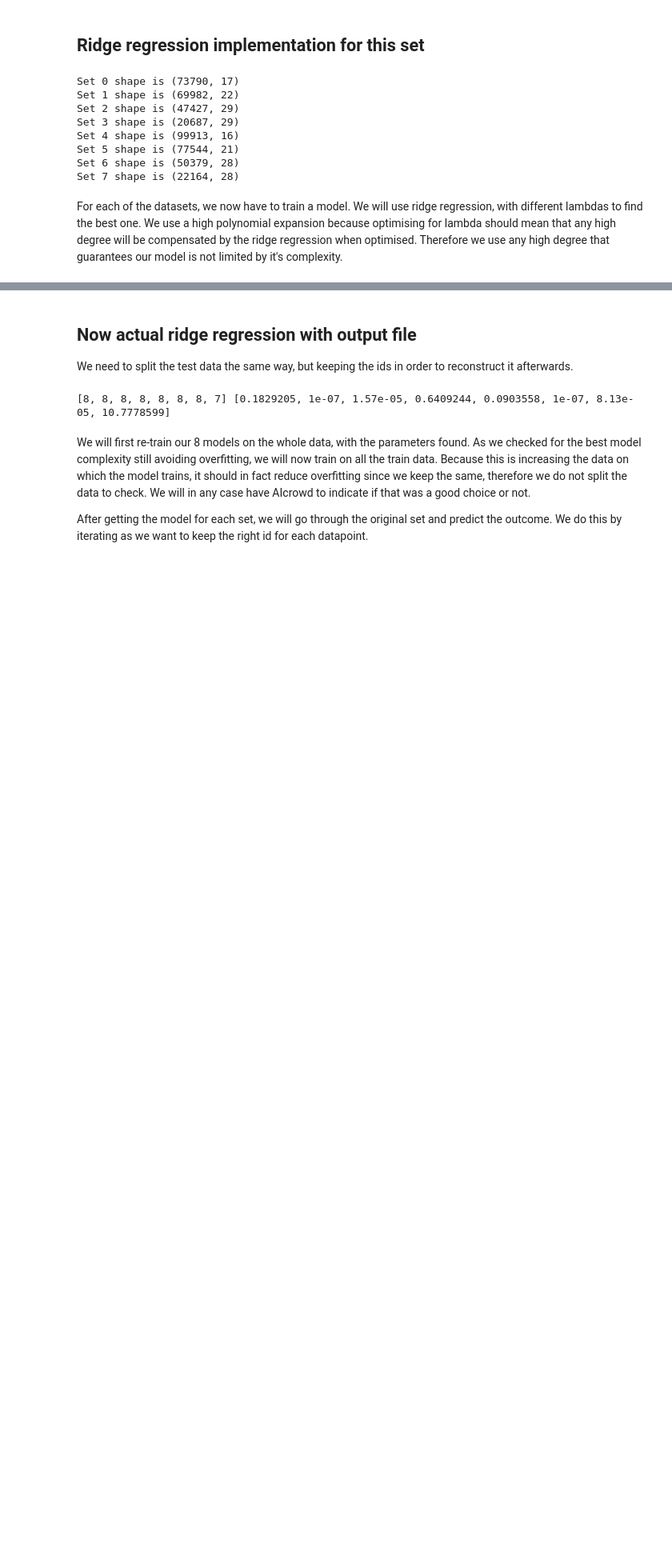
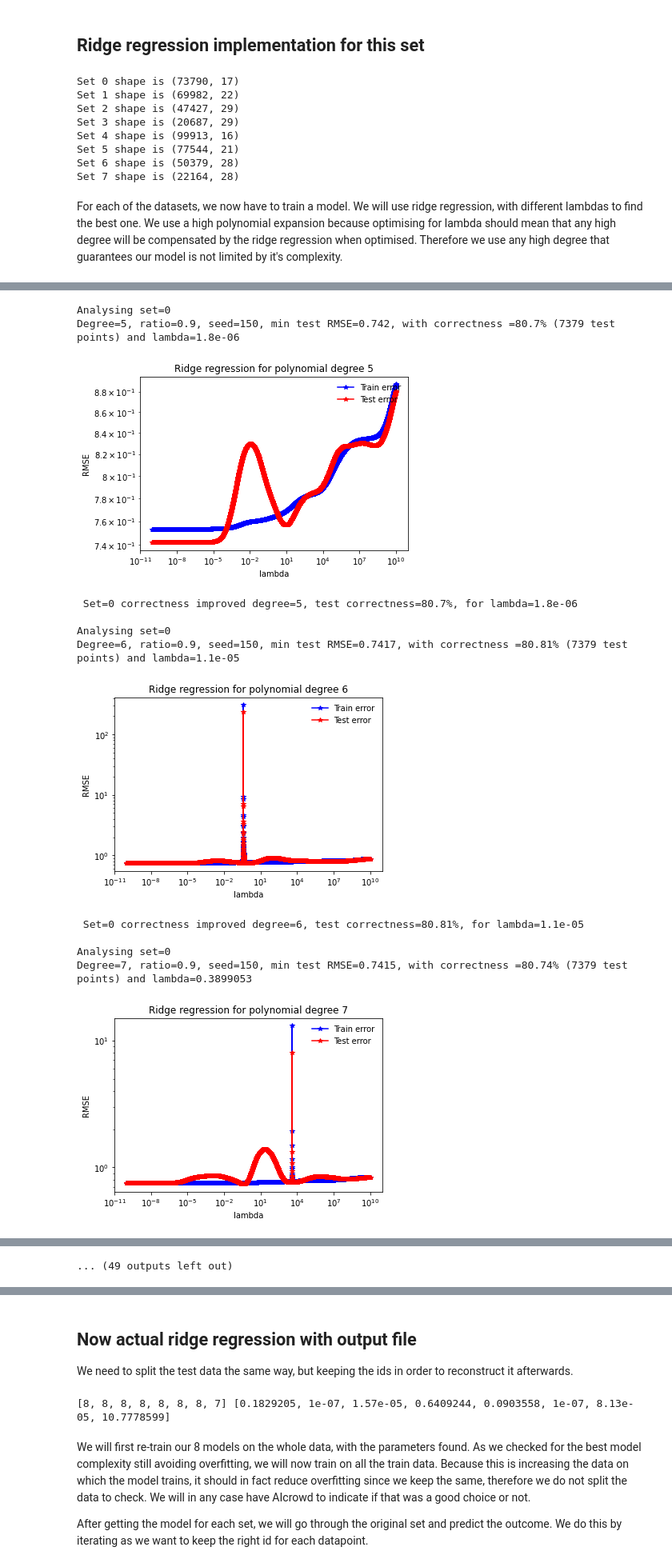
Before and after one commit to ATchelet/ML_course, a Jupyter notebook: projects/project1/scripts/th_ridge_split8sets.ipynb, the cells around one changed output, grey strips where cells are left out. Shown: that part at 80% size. Saved outputs shown, nothing was run; the diff lists cells and outputs as text; code cells hidden in the pictures; blank space fills up the shorter version.

Commit message:
split 8 set starting set 3 10 000 steps log range -10, 10

```diff
--- a/projects/project1/scripts/th_ridge_split8sets.ipynb
+++ b/projects/project1/scripts/th_ridge_split8sets.ipynb
@@ -140,10 +140,10 @@ def ridge_regression_lambdas(x, y, degree, ratio, seed, lambdas):#=np.logspace(-
     best_correctness = 100*(y_out_test == test_y).tolist().count(True)/y_out_test.shape[0]
 
     # Plot the obtained results
-    print(f"Degree={degree}, ratio={np.round(ratio, 3)}, seed={seed}, min test RMSE={np.round(min_rmse_te, 4)}, with correctness ={np.round(best_correctness, 2)}% ({len(y_out_test)} test points) and lambda={np.round(best_lambda, 7)}")
+    print(f"Degree={degree}, ratio={np.round(ratio, 3)}, seed={seed}, min test RMSE={np.round(min_rmse_te, 4)}, with correctness={np.round(best_correctness, 2)}% ({len(y_out_test)} test points) and lambda={np.round(best_lambda, 7)}")
     plot_train_test(rmse_tr, rmse_te, lambdas, degree)
 
-    return min_rmse_te, min_w_te, best_lambda
+    return min_rmse_te, min_w_te, best_lambda, best_correctness
 
 # THEOTEST code
 # ridge_regression_demo(x=np.array([0, 1, 2, 3, 4, 5, 6, 7, 8, 9]).T,
@@ -151,12 +151,3 @@ def ridge_regression_lambdas(x, y, degree, ratio, seed, lambdas):#=np.logspace(-
 #                       degree = 3,
 #                       ratio = 0.7,
 #                       seed = 56)
-# %%
-seed = 150
-degree = 8
-split_ratio = 0.9
-lambdas = np.logspace(-7, 10, 1000)
-
-for set_i in range(8):
-    print(f"\nAnalysing set={set_i}")
-    min_rmse_te, min_w_te, best_lambda = ridge_regression_lambdas(tx_split[set_i], y_split[set_i], degree, split_ratio, seed, lambdas)
@@ -182,0 +154,38 @@ Degree=8, ratio=0.9, seed=150, min test RMSE=0.7996, with correctness =77.79% (7
+# %%
+seed = 150
+degree = 8
+degrees = [degree+5 for degree in range(10)]
+split_ratio = 0.9
+lambdas = np.logspace(-10, 10, 10000)
+best_degrees_hyp = 8*[0]
+best_lambdas_hyp = 8*[-1]
+best_correctness_hyp = 8*[-1]
+best_ws_split = [8*[]] # To check whether predictions from training on split set is better than whole set
+
+for set_i in range(8):
+    for degree in degrees:
+        print(f"\nAnalysing set={set_i}, degree={degree}")
+        _, best_w_split, best_lambda, best_correctness = ridge_regression_lambdas(tx_split[set_i], y_split[set_i], degree, split_ratio, seed, lambdas)
+
+        if best_correctness > best_correctness_hyp[set_i]:
+            best_correctness_hyp[set_i] = best_correctness
+            best_lambdas_hyp[set_i] = best_lambda
+            best_degrees_hyp[set_i] = degree
+            best_ws_split[set_i] = best_w_split
+            print(f"\x1B[42m Set={set_i} correctness improved degree={degree}, test correctness={np.round(best_correctness, 2)}%, for lambda={np.round(best_lambda, 7)}\x1B[0m")
+
+print(f"\n\nFinal best correctness={best_correctness_hyp}, \n degrees={best_degrees_hyp}, \n  lambdas={best_lambdas_hyp}")
+# %% [output]
+Analysing set=0
+Degree=5, ratio=0.9, seed=150, min test RMSE=0.742, with correctness =80.7% (7379 test points) and lambda=1.8e-06
+[figure, added]
+ Set=0 correctness improved degree=5, test correctness=80.7%, for lambda=1.8e-06
+
+Analysing set=0
+Degree=6, ratio=0.9, seed=150, min test RMSE=0.7417, with correctness =80.81% (7379 test points) and lambda=1.1e-05
+[figure, added]
+ Set=0 correctness improved degree=6, test correctness=80.81%, for lambda=1.1e-05
+
+Analysing set=0
+Degree=7, ratio=0.9, seed=150, min test RMSE=0.7415, with correctness =80.74% (7379 test points) and lambda=0.3899053
+[figure, added]
@@ -183 +205,2 @@ Degree=8, ratio=0.9, seed=150, min test RMSE=0.7996, with correctness =77.79% (7
+... (49 outputs left out)
 # %% [markdown]
```
Also changed, not shown: parts of 6 cells of this notebook, 2 other files.
